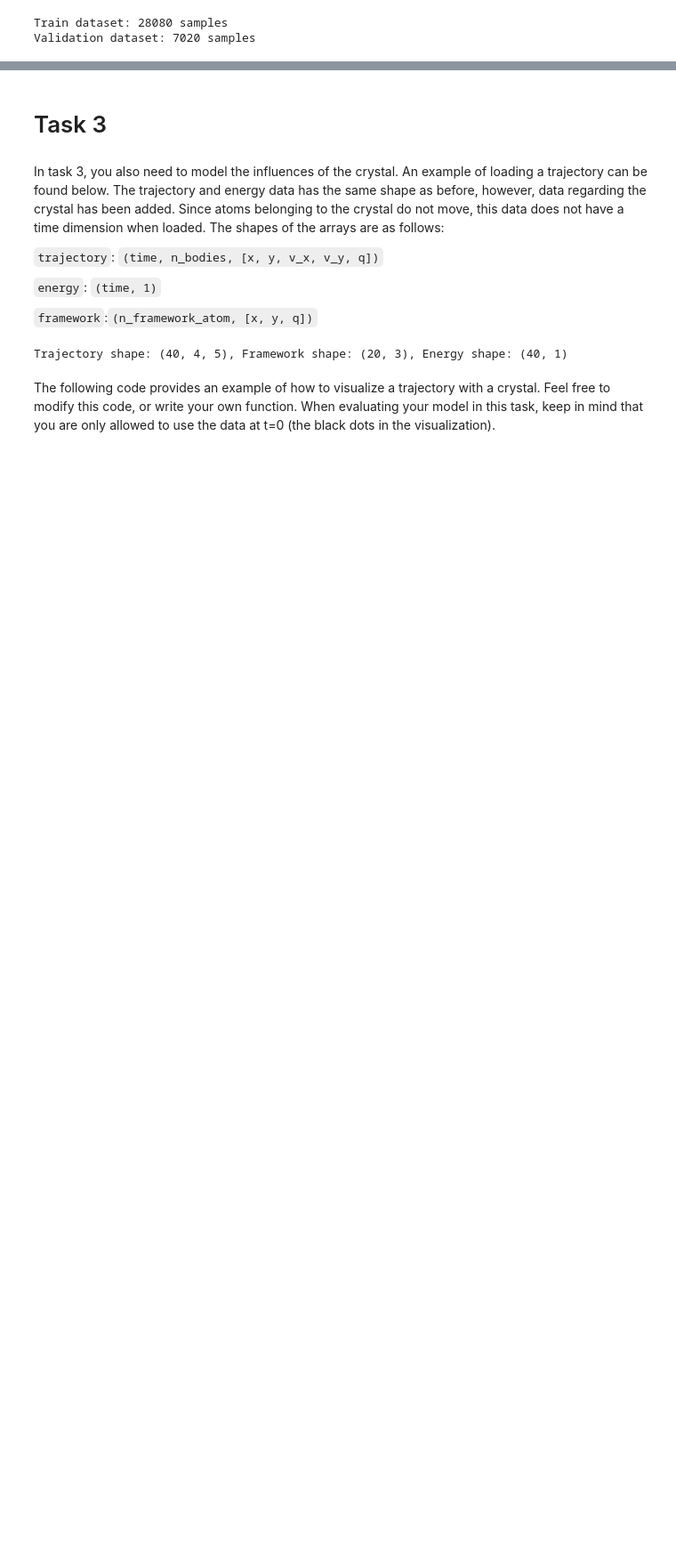
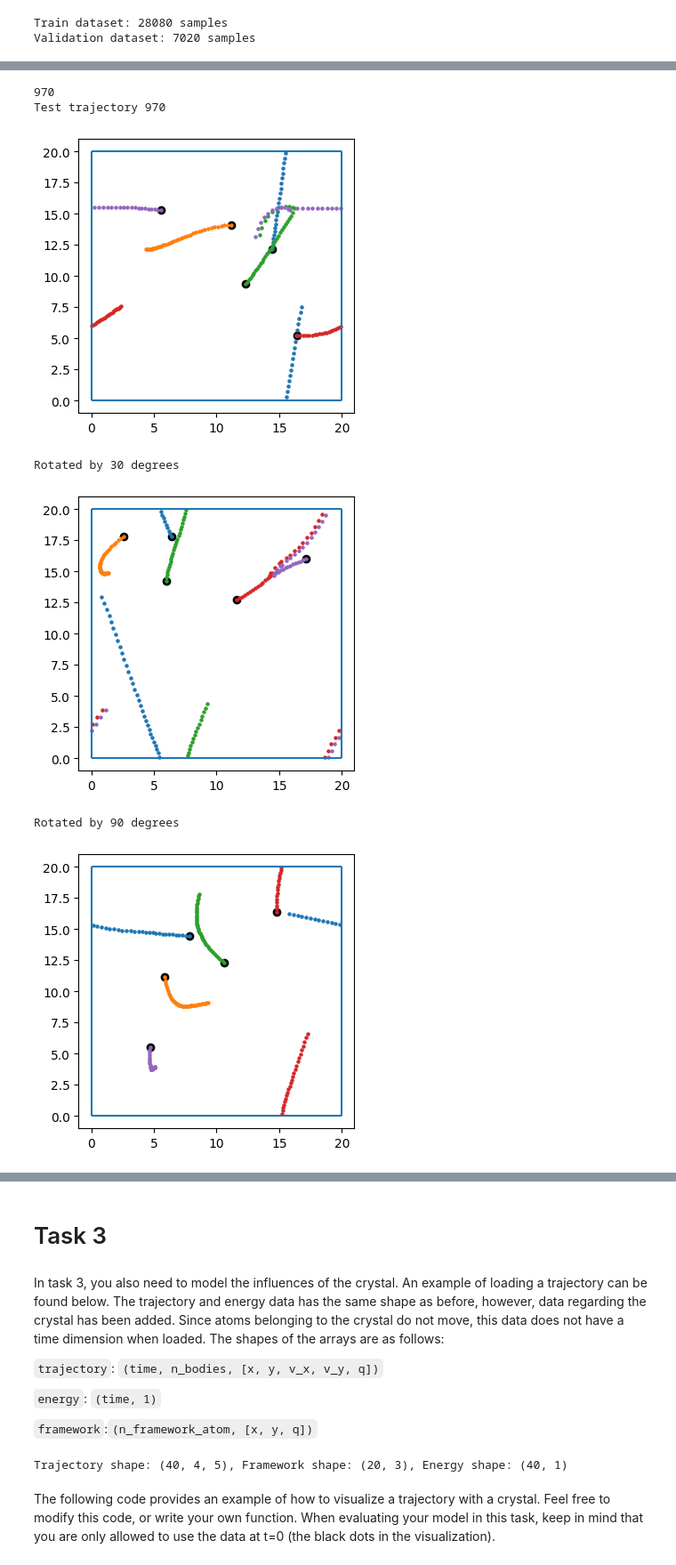
Before and after one commit to francescobrescia-tue/DeepLearningAssignment2, a Jupyter notebook: Assignment_2_Group_6 copy.ipynb, the cells around one changed output, grey strips where cells are left out. Shown at 89% size. Drawn from its saved outputs; the diff is of its cells as text; code cells hidden in the pictures; blank space fills up the shorter version.

```diff
--- a/Assignment_2_Group_6 copy.ipynb
+++ b/Assignment_2_Group_6 copy.ipynb
@@ -1435,0 +1737,39 @@ plot_trajectory(trajectory, task)
+# %%
+# Plot a random prediction from the test set after rotating the particles by 30, 90, and 150 degrees
+random_index = np.random.randint(900, 1000)
+angles = [30, 90, 150]
+random_index = 970 # TODO indice utile da includere nel report
+print(random_index)
+
+test_trajectory, _ = load_trajectory(f'data/task1_2/test/trajectory_{random_index}.npz', task)
+
+def plot_predicted_rotations(trajectory, angles):
+    """
+    Plot the predicted trajectories of particles before and after applying rotations.
+
+    Args:
+        model (torch.nn.Module): The model used to predict trajectories.
+        test_trajectory (numpy.ndarray): The initial trajectory of particles with shape (timesteps, num_particles, 5).
+        angles (list of float): The list of angles in degrees by which to rotate the particles.
+    """
+    test_particles = test_trajectory[0]
+
+    print(f"Test trajectory {random_index}")
+    predicted_trajectory = predict_trajectory(model, test_particles)
+    plot_trajectory(predicted_trajectory)
+
+    for angle in angles:
+        rotated_particles = rotate_particles(test_particles, angle)
+        print(f"Rotated by {angle} degrees")
+        rotated_predicted_trajectory = predict_trajectory(model, rotated_particles)
+        plot_trajectory(rotated_predicted_trajectory)
+
+plot_predicted_rotations(test_trajectory, angles)
+# %% [output]
+970
+Test trajectory 970
+[figure, added]
+Rotated by 30 degrees
+[figure, added]
+Rotated by 90 degrees
+[figure, added]
```
Also changed, not shown: parts of 52 cells of this notebook, 5 other files.
